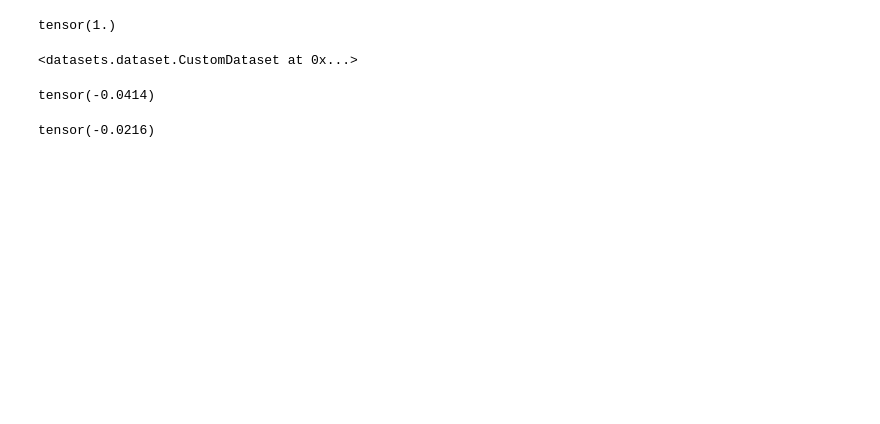
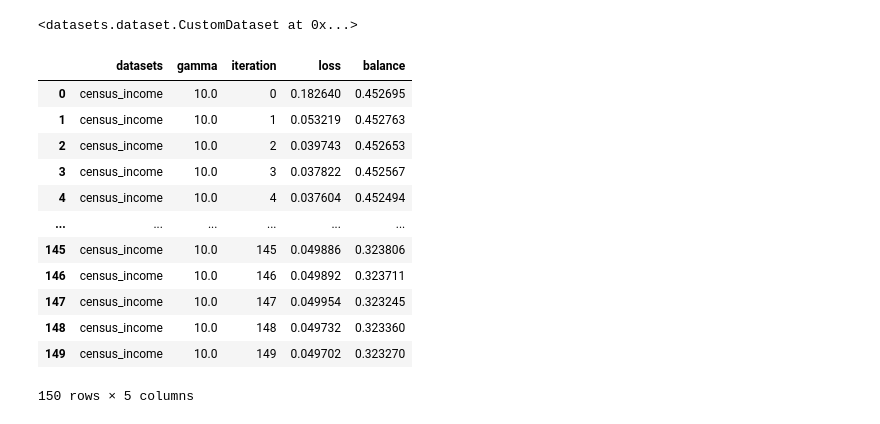
Before and after one commit to jovasque156/deepclustering, a Jupyter notebook: plots_tables.ipynb, the cells around one changed output. Saved outputs shown, nothing was run; the diff lists cells and outputs as text; code cells hidden in the pictures; blank space fills up the shorter version.

```diff
--- a/plots_tables.ipynb
+++ b/plots_tables.ipynb
@@ -28,7 +15,3 @@ tensor([[1.2546, 1.3826, 0.6749,  ..., 0.7026, 0.9549, 1.0591],
-# %%
-sum(torch.exp(torch.sum(a*b, dim=1))/torch.exp(torch.sum(a*b, dim=1)).sum())
-# %% [output]
-tensor(1.)
 # %%
 parser = argparse.ArgumentParser()
 parser.add_argument('data')
@@ -37,14 +20,26 @@ data = load_data(args, merged=True)[0]
 data
 # %% [output]
 <datasets.dataset.CustomDataset at 0x...>
-# %%
-a.mean()
-# %% [output]
-tensor(-0.0414)
-# %%
-data.X[:,2].mean()
-# %% [output]
-tensor(-0.0216)
 # %%
 checkpoints = torch.load('resulting_clusterings-wo_rho/census_income/best_dec_nclusters2_g100.0_run10.pt', map_location=torch.device('cpu'))
+# %%
+pd.DataFrame({'datasets': [d]*len(checkpoints['loss_iterations']),
+                                            'gamma': [g]*len(checkpoints['loss_iterations']),
+                                            'iteration': [x for x in range(len(checkpoints['loss_iterations']))],
+                                            'loss': checkpoints['loss_iterations'],
+                                            'balance': [min(x1,x2) for x1,x2 in checkpoints['balance_iterations']]})
+# %% [output]
+|  | datasets | gamma | iteration | loss | balance |
+| 0 | census_income | 10.0 | 0 | 0.182640 | 0.452695 |
+| 1 | census_income | 10.0 | 1 | 0.053219 | 0.452763 |
+| 2 | census_income | 10.0 | 2 | 0.039743 | 0.452653 |
+| 3 | census_income | 10.0 | 3 | 0.037822 | 0.452567 |
+| 4 | census_income | 10.0 | 4 | 0.037604 | 0.452494 |
+| ... | ... | ... | ... | ... | ... |
+| 145 | census_income | 10.0 | 145 | 0.049886 | 0.323806 |
+| 146 | census_income | 10.0 | 146 | 0.049892 | 0.323711 |
+| 147 | census_income | 10.0 | 147 | 0.049954 | 0.323245 |
+| 148 | census_income | 10.0 | 148 | 0.049732 | 0.323360 |
+| 149 | census_income | 10.0 | 149 | 0.049702 | 0.323270 |
+150 rows × 5 columns
 # %%
```
Also changed, not shown: parts of 7 cells of this notebook, 11 other files.
